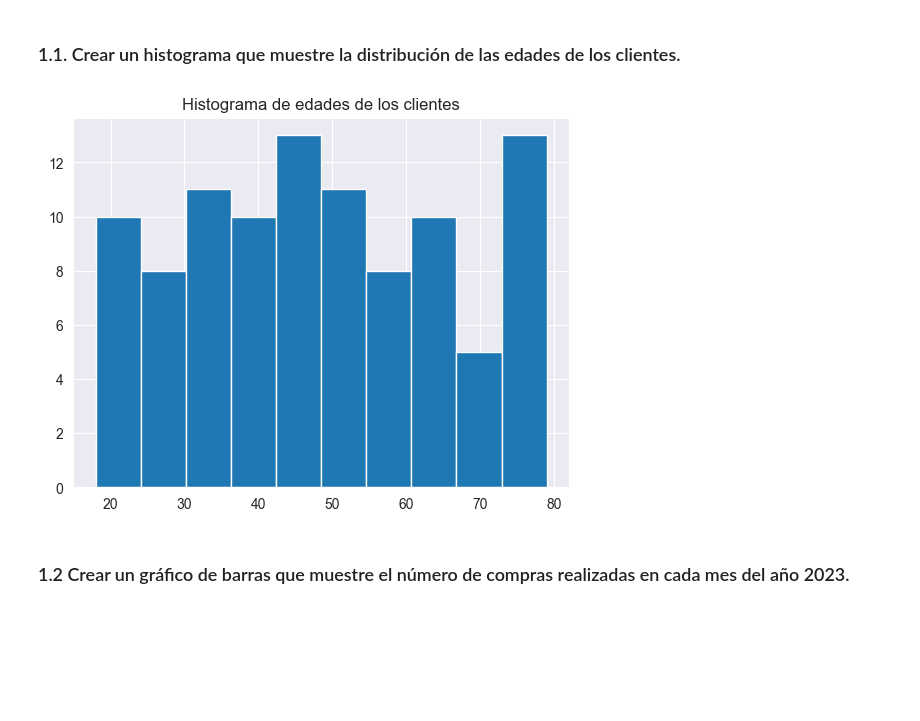
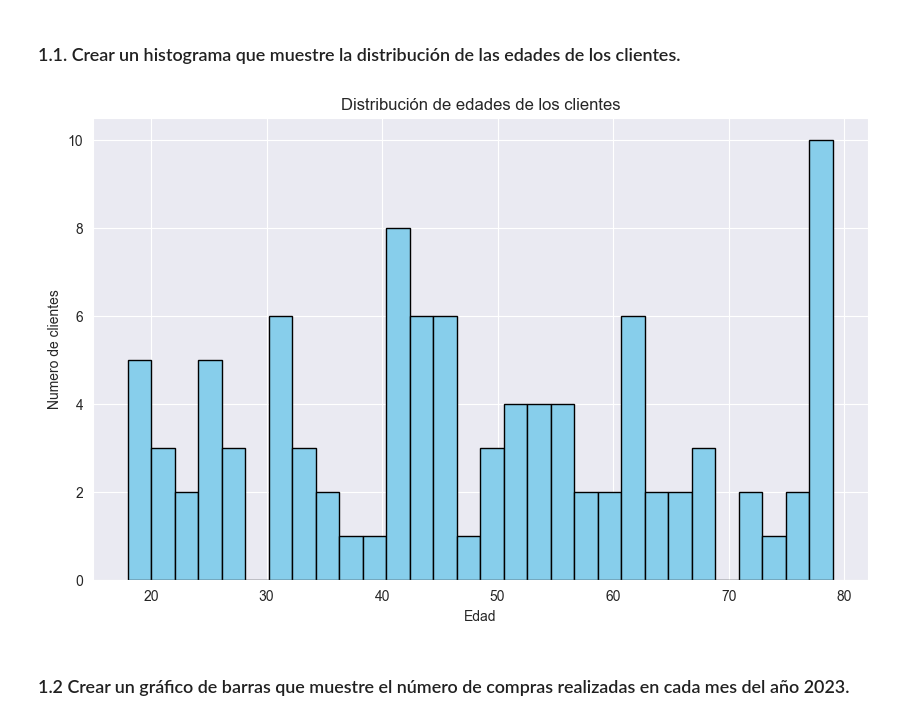
Before and after one commit to guiEmotiv/MSCDIA-2425, a Jupyter notebook: Programación 101/Evaluación continua 9/ec_eda_enunciado.ipynb, the cells around one changed output. Cells and saved outputs as stored; diff of their text form; code cells hidden in the pictures; blank space fills up the shorter version.

```diff
--- a/Programación 101/Evaluación continua 9/ec_eda_enunciado.ipynb
+++ b/Programación 101/Evaluación continua 9/ec_eda_enunciado.ipynb
@@ -39,12 +35,16 @@ Index(['id_compra', 'id_cliente', 'producto', 'cantidad', 'precio',
 import matplotlib.pyplot as plt
 # %% [markdown]
 ### 1.1. Crear un histograma que muestre la distribución de las edades de los clientes.
-# %%
-plt.title('Histograma de edades de los clientes')
-plt.hist(clientes['edad'])
-plt.show()
-# %% [output]
-[figure, removed]
+# %%
+plt.figure(figsize=(10, 6))
+plt.hist(clientes['edad'], bins=30, color='skyblue', edgecolor='black')
+plt.title("Distribución de edades de los clientes")
+plt.xlabel("Edad")
+plt.ylabel('Numero de clientes')
+plt.grid(True)
+plt.show()
+# %% [output]
+[figure, added]
 # %% [markdown]
 ### 1.2 Crear un gráfico de barras que muestre el número de compras realizadas en cada mes del año 2023.
 # %%
```
Also changed, not shown: parts of 8 cells of this notebook.
